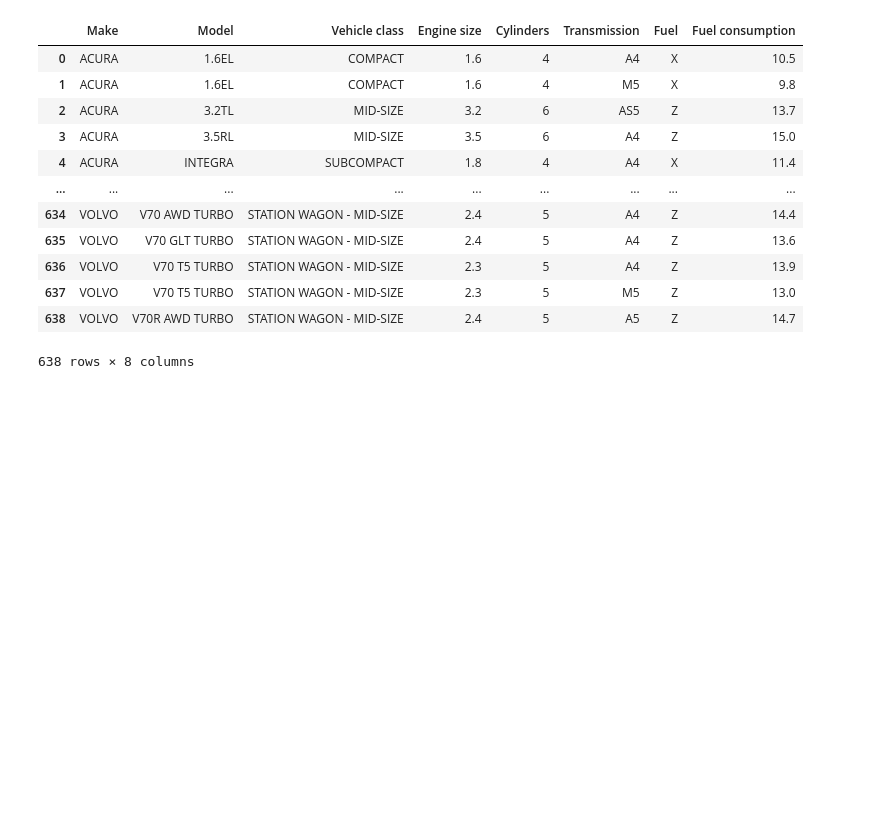
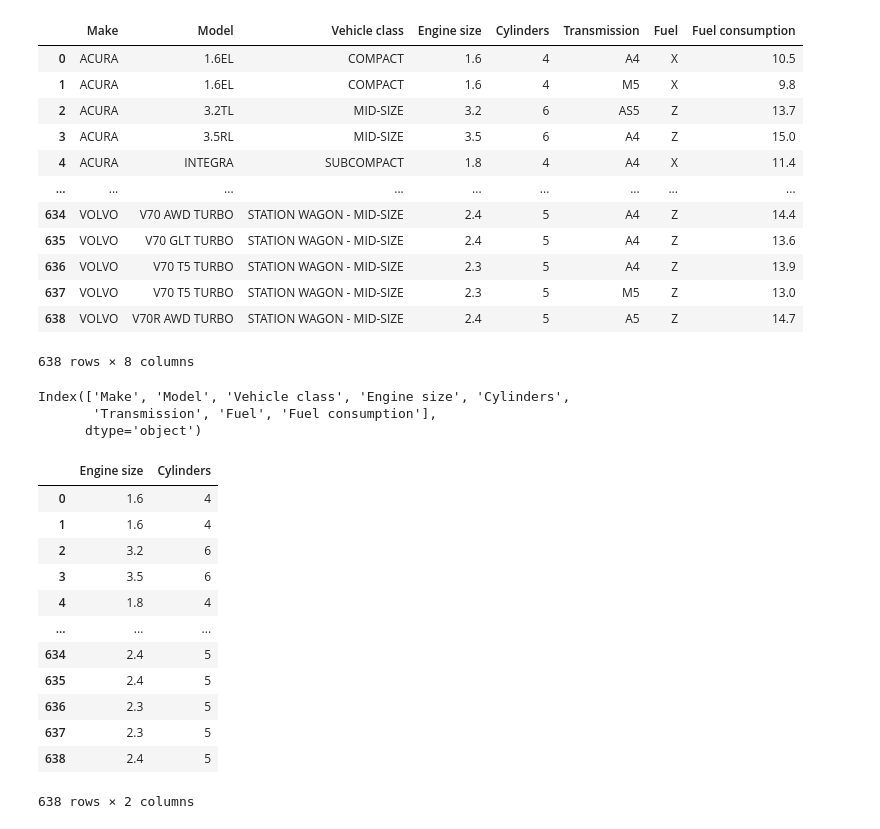
Before and after one commit to halchemylab/fuel-consumption-machine-learning-project, a Jupyter notebook: analysis.ipynb, the cells around one changed output. Drawn from its saved outputs; the diff is of its cells as text; code cells hidden in the pictures; blank space fills up the shorter version.

Commit message:
- Finished Machine Learning Modeling

```diff
--- a/analysis.ipynb
+++ b/analysis.ipynb
@@ -172,0 +175,25 @@ data
+# %%
+data.columns
+# %% [output]
+Index(['Make', 'Model', 'Vehicle class', 'Engine size', 'Cylinders',
+       'Transmission', 'Fuel', 'Fuel consumption'],
+      dtype='object')
+# %%
+X = data[["Engine size", "Cylinders"]]
+y = data["Fuel consumption"]
+# %%
+X
+# %% [output]
+|  | Engine size | Cylinders |
+| 0 | 1.6 | 4 |
+| 1 | 1.6 | 4 |
+| 2 | 3.2 | 6 |
+| 3 | 3.5 | 6 |
+| 4 | 1.8 | 4 |
+| ... | ... | ... |
+| 634 | 2.4 | 5 |
+| 635 | 2.4 | 5 |
+| 636 | 2.3 | 5 |
+| 637 | 2.3 | 5 |
+| 638 | 2.4 | 5 |
+638 rows × 2 columns
```
Also changed, not shown: parts of 11 cells of this notebook, 1 other file.
